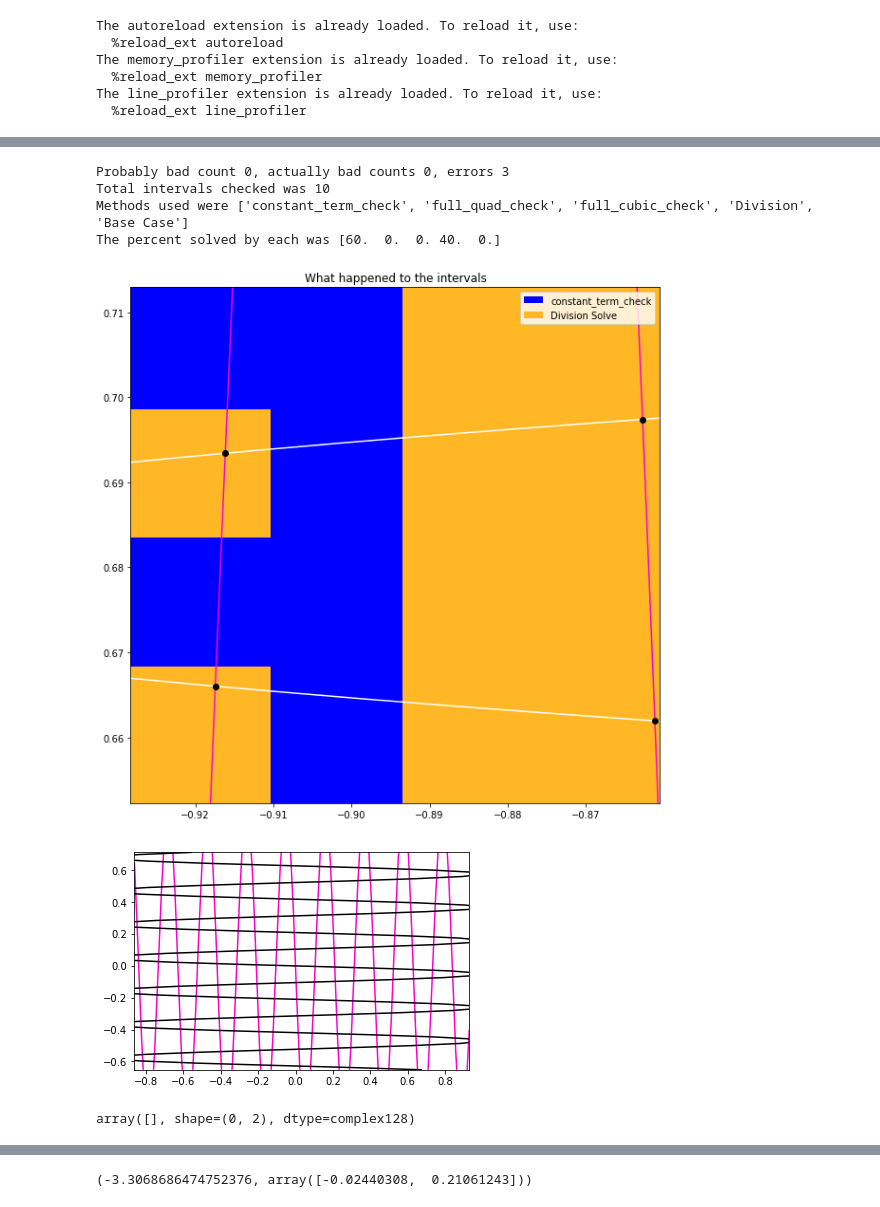
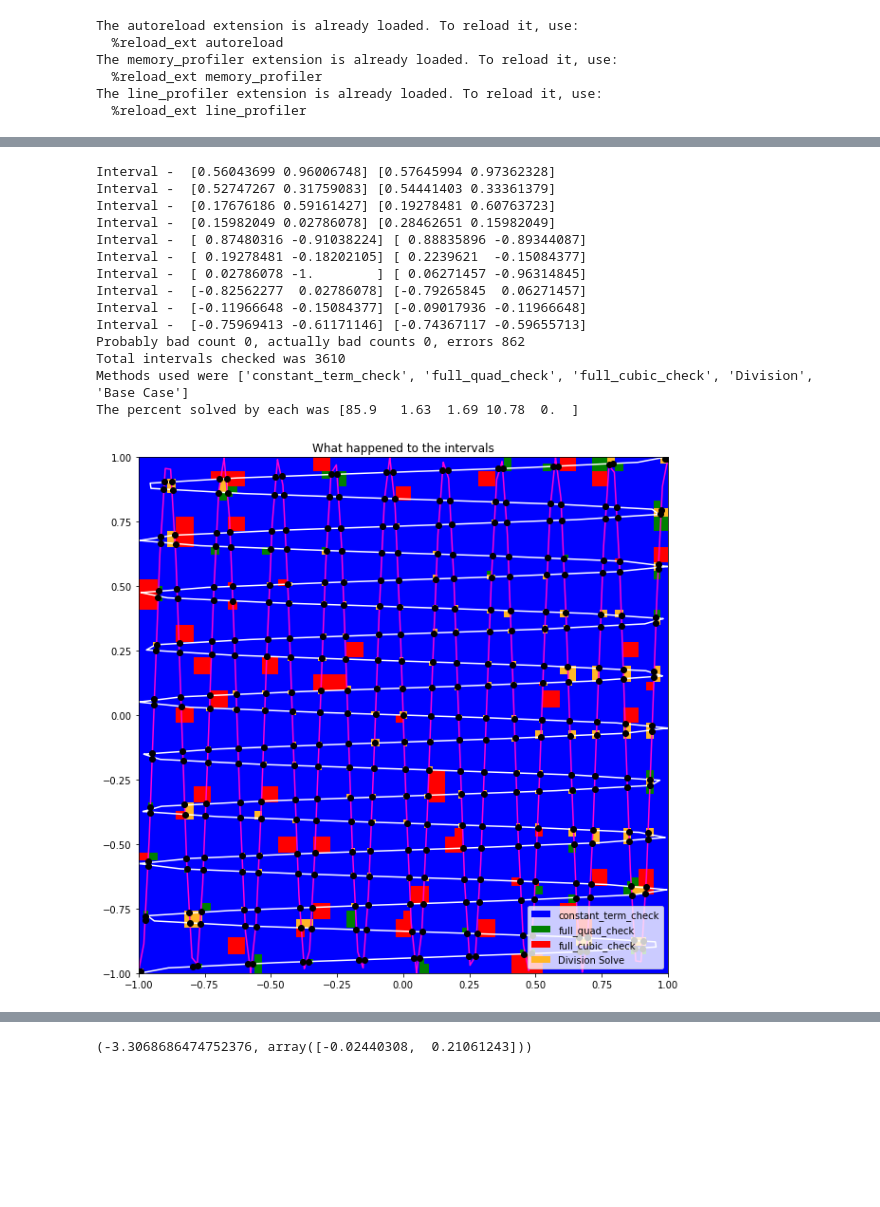
Before and after one commit to tylerjarvis/RootFinding, a Jupyter notebook: TestStuff.ipynb, the cells around one changed output, grey strips where cells are left out. Saved outputs shown, nothing was run; the diff lists cells and outputs as text; code cells hidden in the pictures; blank space fills up the shorter version.

```diff
--- a/TestStuff.ipynb
+++ b/TestStuff.ipynb
@@ -362,41 +375,23 @@ Wall time: 3.19 s
 # %%
 f = lambda x,y: np.sin(30*x-y/30)+y
 g = lambda x,y: np.sin(x/30-30*y)-x
-a = np.array([-0.92829466, 0.65227869])
-b = np.array([-0.86047655, 0.7129431])
-# a = np.array([-1., -1.])
-# b = np.array([1., 1.])
+a = np.array([-1., -1.])
+b = np.array([1., 1.])
 zeros2 = solve([f,g], a, b, interval_data=True, plot_intervals=True,\
                      contours=True, show_zeros=True, polish = False)
 # %% [output]
-Probably bad count 0, actually bad counts 0, errors 3
-Total intervals checked was 10
+Interval -  [0.56043699 0.96006748] [0.57645994 0.97362328]
+Interval -  [0.52747267 0.31759083] [0.54441403 0.33361379]
+Interval -  [0.17676186 0.59161427] [0.19278481 0.60763723]
+Interval -  [0.15982049 0.02786078] [0.28462651 0.15982049]
+Interval -  [ 0.87480316 -0.91038224] [ 0.88835896 -0.89344087]
+Interval -  [ 0.19278481 -0.18202105] [ 0.2239621  -0.15084377]
+Interval -  [ 0.02786078 -1.        ] [ 0.06271457 -0.96314845]
+Interval -  [-0.82562277  0.02786078] [-0.79265845  0.06271457]
+Interval -  [-0.11966648 -0.15084377] [-0.09017936 -0.11966648]
+Interval -  [-0.75969413 -0.61171146] [-0.74367117 -0.59655713]
+Probably bad count 0, actually bad counts 0, errors 862
+Total intervals checked was 3610
 Methods used were ['constant_term_check', 'full_quad_check', 'full_cubic_check', 'Division', 'Base Case']
-The percent solved by each was [60.  0.  0. 40.  0.]
+The percent solved by each was [85.9   1.63  1.69 10.78  0.  ]
-[figure, old version]
+[figure, new version]
-# %%
-from numalgsolve.polynomial import Polynomial
-funcs = [f,g]
-result = zeros2
-
-contour_colors = ['#FF00D4','w']
-contour_colors[1] = 'k'
-x = np.linspace(-a[0],b[0],100)
-y = np.linspace(-a[1],b[1],100)
-X,Y = np.meshgrid(x,y)
-
-for i in range(dim):
-    if isinstance(funcs[i], Polynomial):
-        Z = np.zeros_like(X)
-        for spot,num in np.ndenumerate(X):
-            Z[spot] = funcs[i]([X[spot],Y[spot]])
-        plt.contour(X,Y,Z,levels=[0],colors=contour_colors[i])
-    else:
-        plt.contour(X,Y,funcs[i](X,Y),levels=[0],colors=contour_colors[i])
-
-#Plot the zeros
-# plt.plot(np.real(result[:,0]), np.real(result[:,1]),'o',color = 'k')
-
-plt.show()
-# %% [output]
-[figure, removed]
@@ -407,7 +398,3 @@ new_zeros = new_zeros[new_zeros[:,1] > -.8]
-# %%
-new_zeros
-# %% [output]
-array([], shape=(0, 2), dtype=complex128)
 # %%
 steps = [1,0,3,0,3]
 a,b = get_interval(steps)
```
Also changed, not shown: parts of 24 cells of this notebook, 3 other files.
